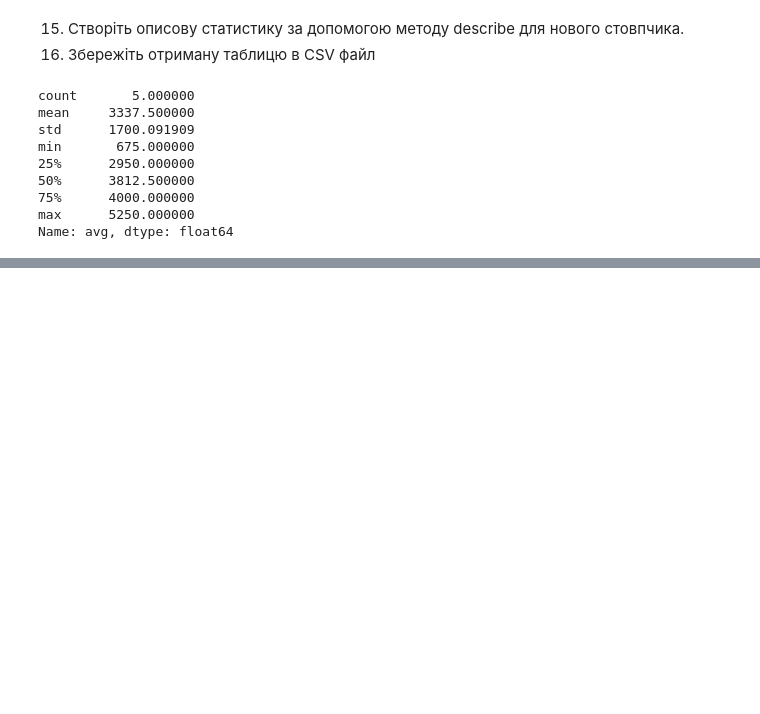
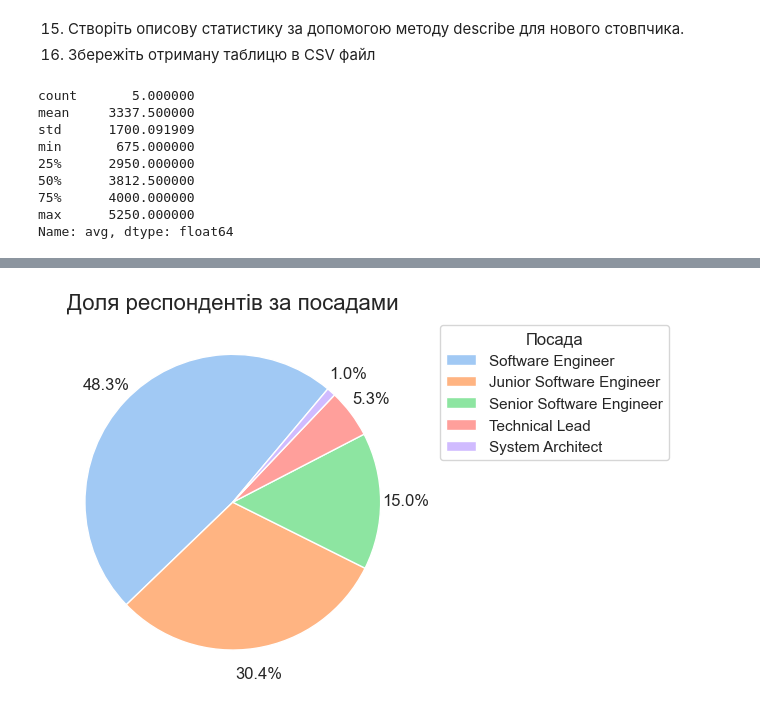
Before and after one commit to olga-ivanko/DataScience, a Jupyter notebook: Hw2.2.ipynb, the cells around one changed output, grey strips where cells are left out. Saved outputs shown, nothing was run; the diff lists cells and outputs as text; code cells hidden in the pictures; blank space fills up the shorter version.

```diff
--- a/Hw2.2.ipynb
+++ b/Hw2.2.ipynb
@@ -206,0 +234,18 @@ salary_statistics.to_csv("salary_statistics.csv")
+# %%
+position_counts = python_data["Посада"].value_counts()
+colors = sns.color_palette("pastel")[:num_unique_positions]
+
+positions_pie = plt.pie(
+    position_counts, autopct="%1.1f%%", pctdistance=1.17, startangle=50, colors=colors
+)
+plt.legend(
+    positions_pie[0],
+    position_counts.index,
+    title="Посада",
+    loc="upper right",
+    bbox_to_anchor=(1, 0, 0.7, 1),
+)
+plt.title("Доля респондентів за посадами", fontsize=16)
+plt.show()
+# %% [output]
+[figure, added]
```
Also changed, not shown: parts of 3 cells of this notebook.
